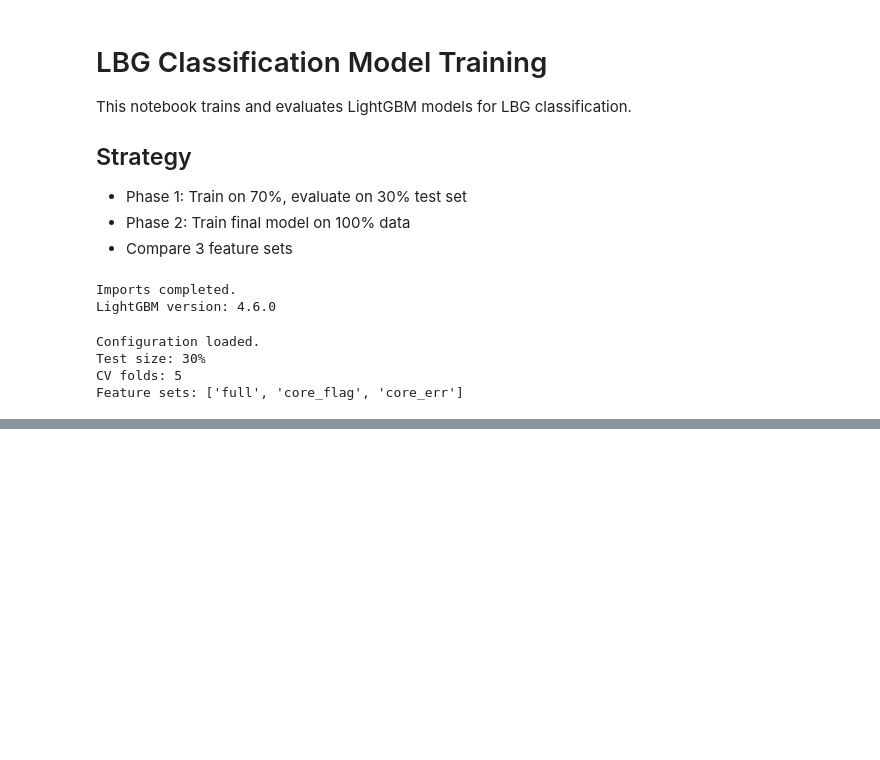
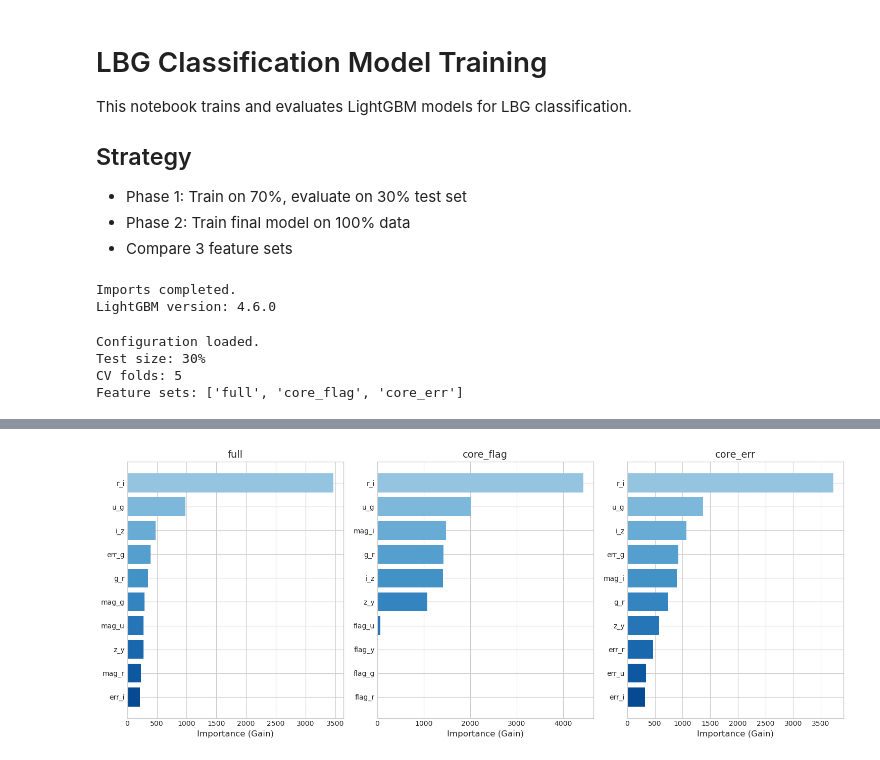
Before and after one commit to Zireael-Rhena/Target_Selection_Based_on_Photometric_Data, a Jupyter notebook: LBG_Classification_Model_Training.ipynb, the cells around one changed output, grey strips where cells are left out. Saved outputs shown, nothing was run; the diff lists cells and outputs as text; code cells hidden in the pictures; blank space fills up the shorter version.

```diff
--- a/LBG_Classification_Model_Training.ipynb
+++ b/LBG_Classification_Model_Training.ipynb
@@ -139,0 +468,19 @@ Missing values in features:
+# %%
+# Cell 10: Feature Importance Analysis
+
+fig, axes = plt.subplots(1, 3, figsize=(15, 6))
+
+for ax, (name, results) in zip(axes, all_results.items()):
+    importance = results['feature_importance']. head(10)
+
+    colors = plt.cm.Blues(np.linspace(0.4, 0.9, len(importance)))
+    ax.barh(importance['feature'], importance['importance'], color=colors)
+    ax.set_xlabel('Importance (Gain)', fontsize=12)
+    ax.set_title(f'{name}', fontsize=14)
+    ax.invert_yaxis()
+
+plt.tight_layout()
+# plt.savefig(os.path.join(MODEL_DIR, 'feature_importance.png'), dpi=150, bbox_inches='tight')
+plt.show()
+# %% [output]
+[figure, added]
```
Also changed, not shown: parts of 9 cells of this notebook.
